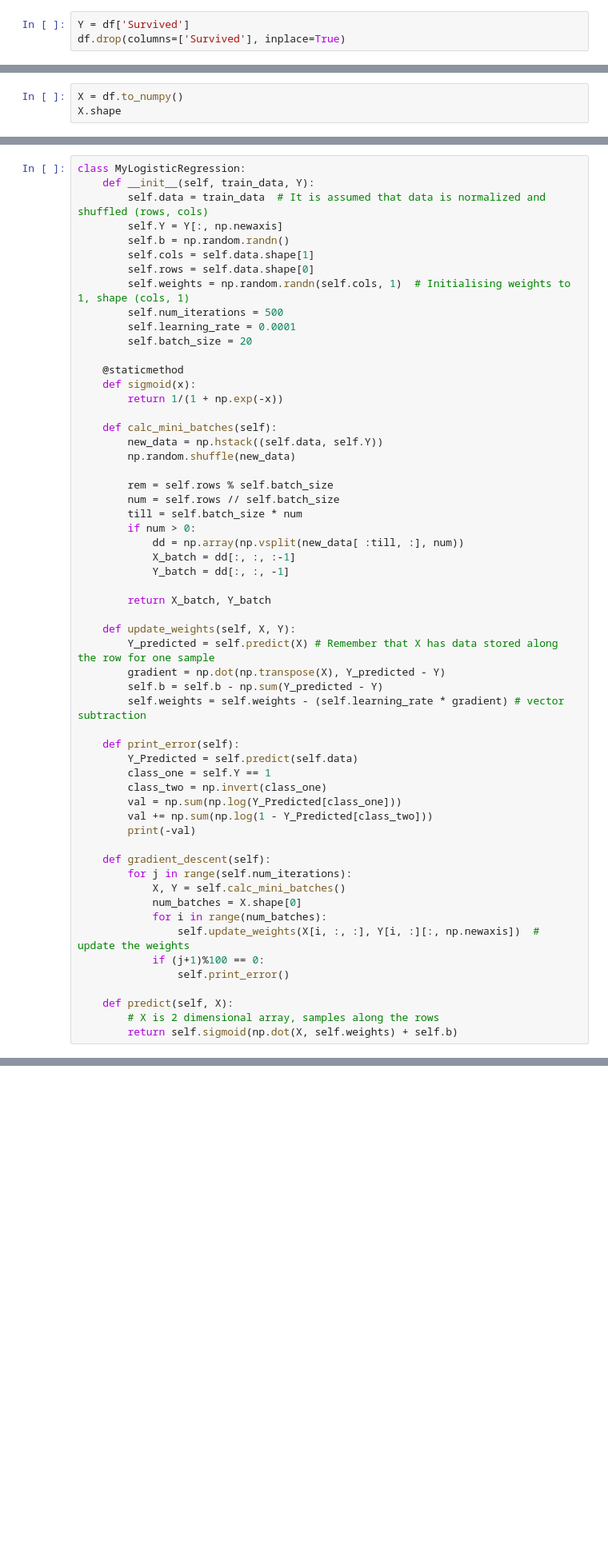
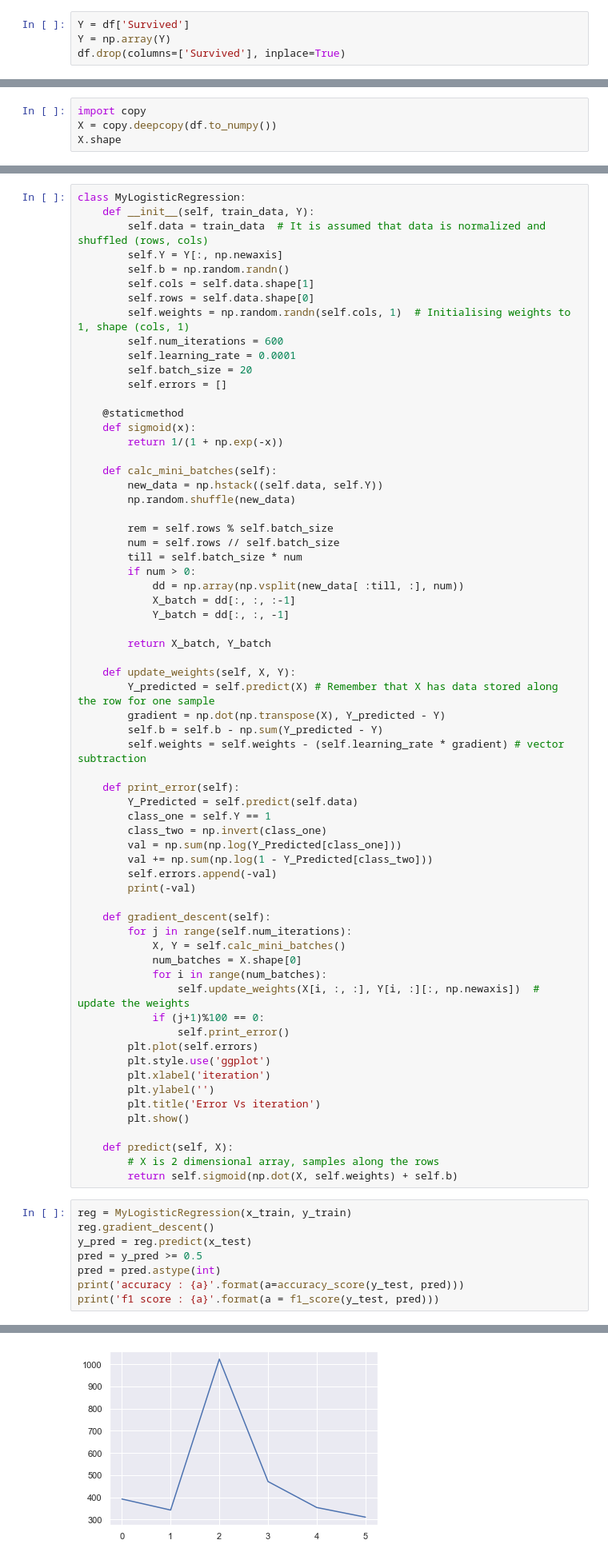
Before and after one commit to kanishk779/SMAI-2, a Jupyter notebook: question3.ipynb, the cells around one changed output, grey strips where cells are left out. Shown: that part at 80% size. Cells and saved outputs as stored; diff of their text form; blank space fills up the shorter version.

```diff
--- a/question3.ipynb
+++ b/question3.ipynb
@@ -177,6 +177,7 @@ dtype: int64
 df = df.astype(np.float64)
 # %%
 Y = df['Survived']
+Y = np.array(Y)
 df.drop(columns=['Survived'], inplace=True)
 # %%
 def standardise(df, col):
@@ -200,5 +189,6 @@ for col in df.columns:
 # %%
-X = df.to_numpy()
+import copy
+X = copy.deepcopy(df.to_numpy())
 X.shape
 # %% [output]
 (891, 10)
@@ -216,9 +206,10 @@ class MyLogisticRegression:
         self.cols = self.data.shape[1]
         self.rows = self.data.shape[0]
         self.weights = np.random.randn(self.cols, 1)  # Initialising weights to 1, shape (cols, 1)
-        self.num_iterations = 500
+        self.num_iterations = 600
         self.learning_rate = 0.0001
         self.batch_size = 20
+        self.errors = []
 
     @staticmethod
     def sigmoid(x):
@@ -250,6 +241,7 @@ class MyLogisticRegression:
         class_two = np.invert(class_one)
         val = np.sum(np.log(Y_Predicted[class_one]))
         val += np.sum(np.log(1 - Y_Predicted[class_two]))
+        self.errors.append(-val)
         print(-val)
 
     def gradient_descent(self):
@@ -260,7 +252,22 @@ class MyLogisticRegression:
                 self.update_weights(X[i, :, :], Y[i, :][:, np.newaxis])  # update the weights
             if (j+1)%100 == 0:
                 self.print_error()
+        plt.plot(self.errors)
+        plt.style.use('ggplot')
+        plt.xlabel('iteration')
+        plt.ylabel('')
+        plt.title('Error Vs iteration')
+        plt.show()
 
     def predict(self, X):
         # X is 2 dimensional array, samples along the rows
         return self.sigmoid(np.dot(X, self.weights) + self.b)
+# %%
+reg = MyLogisticRegression(x_train, y_train)
+reg.gradient_descent()
+y_pred = reg.predict(x_test)
+pred = y_pred >= 0.5
+pred = pred.astype(int)
+print('accuracy : {a}'.format(a=accuracy_score(y_test, pred)))
+print('f1 score : {a}'.format(a = f1_score(y_test, pred)))
+# %% [output]
@@ -266,0 +280 @@ class MyLogisticRegression:
+[figure, added]
```
Also changed, not shown: parts of 7 cells of this notebook, 1 other file.
